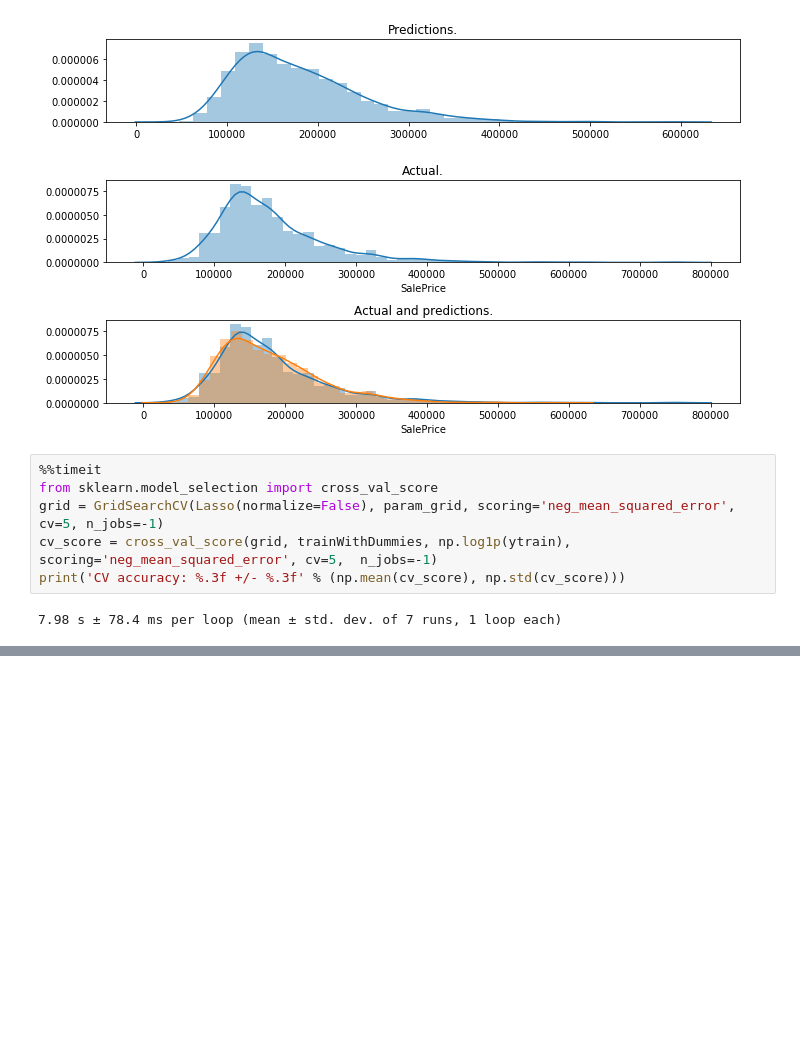
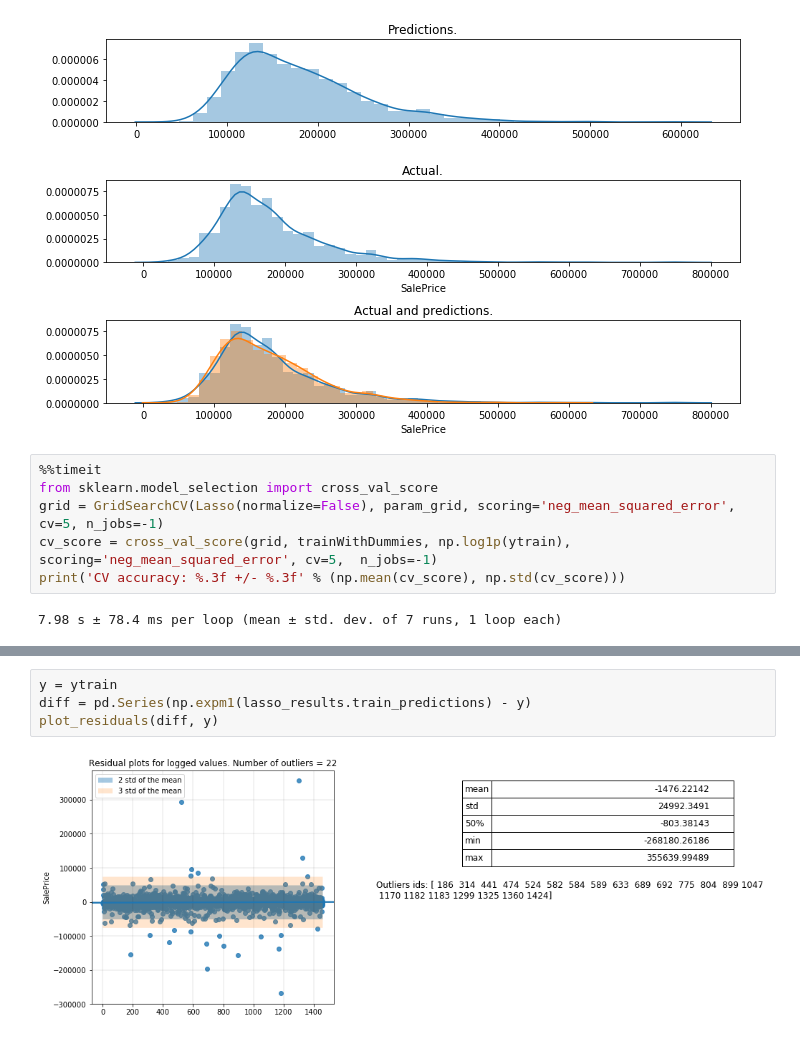
Before and after one commit to matkalinowski/Kaggle-House-prices, a Jupyter notebook: Linear regression.ipynb, the cells around one changed output, grey strips where cells are left out. Drawn from its saved outputs; the diff is of its cells as text; blank space fills up the shorter version.

```diff
--- a/Linear regression.ipynb
+++ b/Linear regression.ipynb
@@ -250,0 +267,6 @@ Lasso(alpha=0.0004, copy_X=True, fit_intercept=True, max_iter=5000,
+# %%
+y = ytrain
+diff = pd.Series(np.expm1(lasso_results.train_predictions) - y)
+plot_residuals(diff, y)
+# %% [output]
+[figure, added]
```
Also changed, not shown: parts of 24 cells of this notebook, 4 other files.
